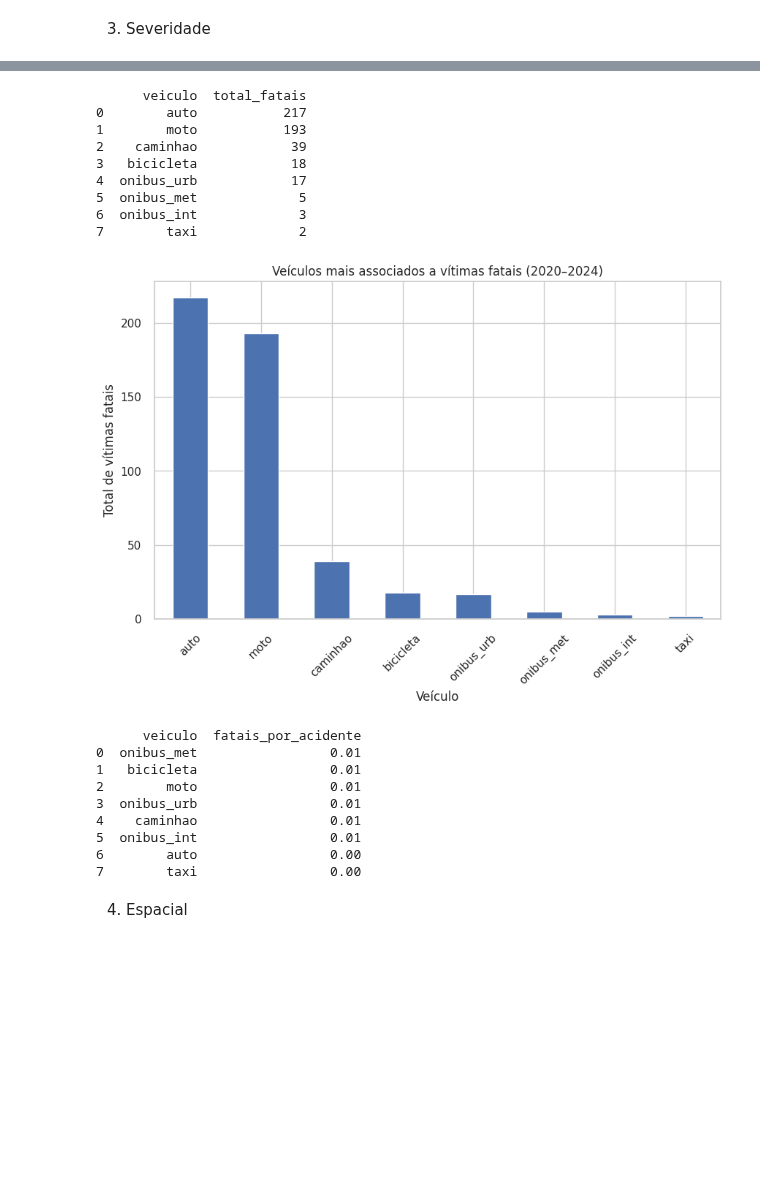
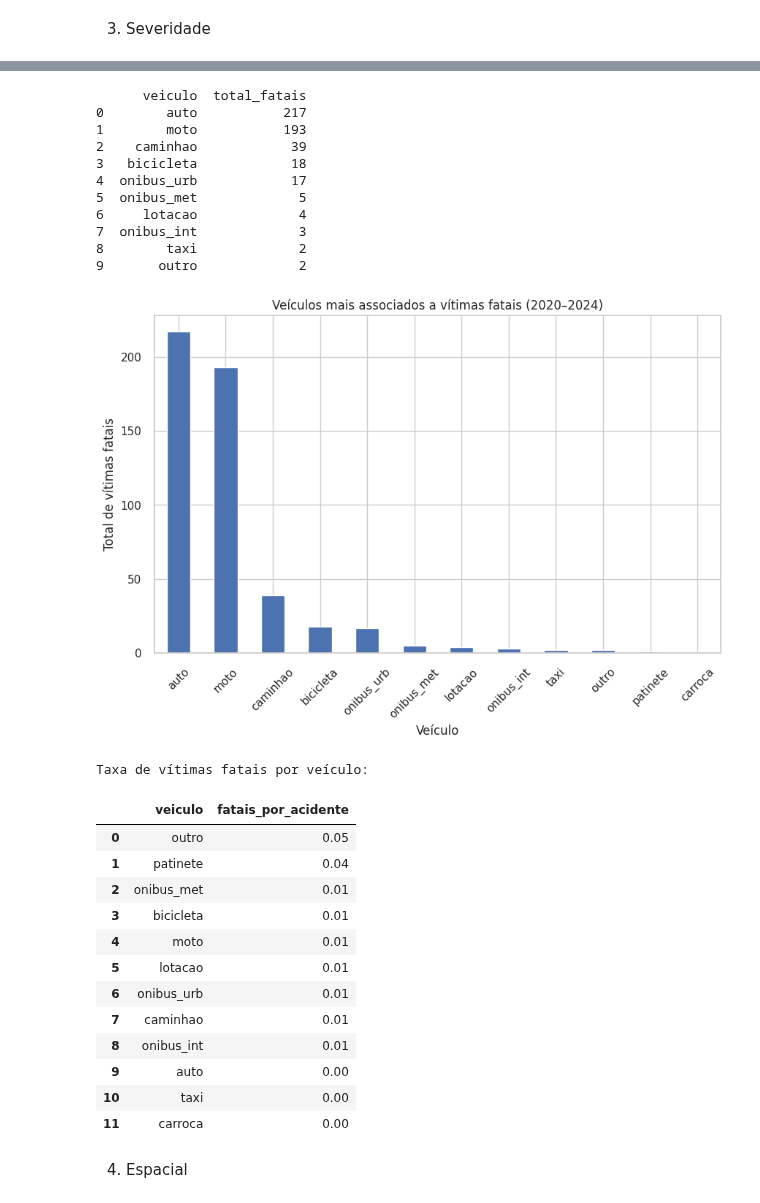
Before and after one commit to nandasiq/acidentes-poa, a Jupyter notebook: jupyter/01_exploracao.ipynb, the cells around one changed output, grey strips where cells are left out. Saved outputs shown, nothing was run; the diff lists cells and outputs as text; code cells hidden in the pictures; blank space fills up the shorter version.

```diff
--- a/jupyter/01_exploracao.ipynb
+++ b/jupyter/01_exploracao.ipynb
@@ -99,7 +100,9 @@ df.columns = (
 )
 
 # Remove colunas não utilizadas
-df = df.drop(columns=['data_extracao', 'consorcio'], errors='ignore')
+df = df.drop(columns=[
+    'data_extracao', 'consorcio', 'latitude', 'longitude', 'mortes', 'morte_post'
+    ], errors='ignore')
 
 # Lista nome de colunas
 print(df.columns)
@@ -223,23 +238,25 @@ Salvo: ../dados/intermediarios/df_2025.parquet
 # %% [markdown]
 1) Temporal
 # %%
+df = df_20_24
+
 # Distribuição por ano e mês
-df_20_24["ano_mes"] = df_20_24["data"].dt.to_period("M")
-ax = df_20_24["ano_mes"].value_counts().sort_index().plot(kind="bar", figsize=(12,4))
+df["ano_mes"] = df["data"].dt.to_period("M")
+ax = df["ano_mes"].value_counts().sort_index().plot(kind="bar", figsize=(12,4))
 ax.set_title("Acidentes por mês (2020–2024)")
+salvar_grafico("acidentes_mensais")
 plt.show()
-salvar_grafico("acidentes_mensais")
 
 # Distribuição por ano
-df_20_24["ano"] = df_20_24["data"].dt.to_period("Y")
-ax = df_20_24["ano"].value_counts().sort_index().plot(kind="bar", figsize=(12,4))
+df["ano"] = df["data"].dt.to_period("Y")
+ax = df["ano"].value_counts().sort_index().plot(kind="bar", figsize=(12,4))
 ax.set_title("Acidentes por ano (2020–2024)")
 plt.show()
 
 # Dias da semana
 dias_ordenados = ["Domingo", "Segunda", "Terça", "Quarta",
                    "Quinta", "Sexta", "Sábado"]
-sns.countplot(x="dia_sem", data=df_20_24,
+sns.countplot(x="dia_sem", data=df,
               order=dias_ordenados)
 plt.title("Acidentes por dia da semana")
 plt.show()
@@ -307,7 +317,7 @@ plt.show()
 3) Severidade
 # %%
 # Distribuição de severidade (feridos, graves, fatais)
-df_20_24[["feridos","feridos_gr","fatais"]].sum().plot(kind="bar")
+df[["feridos","feridos_gr","fatais"]].sum().plot(kind="bar")
 plt.title("Vítimas (2020–2024)")
 plt.show()
 
@@ -315,7 +325,7 @@ plt.show()
 # Para cada veículo, soma o total de vítimas nos acidentes em que ele aparece
 veiculos_vitimas = {}
 for col in cols_veiculos:
-    veiculos_vitimas[col] = df_20_24.loc[df_20_24[col] > 0, "total_vitimas"].sum()
+    veiculos_vitimas[col] = df.loc[df[col] > 0, "total_vitimas"].sum()
 
 # Transforma em DataFrame ordenado
 df_veic_vitimas = (
@@ -330,13 +340,13 @@ print(df_veic_vitimas)
 
 # Agrupa por tipo de acidente
 acidentes_fatais = (
-    df_20_24.groupby("tipo_acid")["fatais"]
+    df.groupby("tipo_acid")["fatais"]
     .sum()
     .sort_values(ascending=False)
 )
 print(acidentes_fatais.head(10))
 
-# Plot
+# Tipos de acidente com mais vítimas fatais
 acidentes_fatais.head(10).plot(
     kind="barh", figsize=(8,6)
 )
@@ -347,13 +357,13 @@ plt.gca().invert_yaxis()
 plt.show()
 
 
-# Cria total de fatais
-df_20_24["total_fatais"] = df_20_24["fatais"].fillna(0)
+# Cria total de fatais sem nulo para evitar erro
+df["total_fatais"] = df["fatais"].fillna(0)
 
 # Calcula total de fatais por veículo
 veiculos_fatais = {}
 for veic in cols_veiculos:
-    veiculos_fatais[veic] = df_20_24.loc[df_20_24[veic] > 0, "total_fatais"].sum()
+    veiculos_fatais[veic] = df.loc[df[veic] > 0, "total_fatais"].sum()
 
 df_veic_fatais = (
     pd.Series(veiculos_fatais)
@@ -365,7 +375,7 @@ df_veic_fatais = (
 
 print(df_veic_fatais.head(10))
 
-# Plot
+# Veículos mais fatais
 df_veic_fatais.plot(
     x="veiculo", y="total_fatais",
     kind="bar", figsize=(10,6), legend=False
@@ -379,8 +389,8 @@ plt.show()
 
 taxa_fatais = {}
 for veic in cols_veiculos:
-    total_acidentes = (df_20_24[veic] > 0).sum()
-    total_fatais = df_20_24.loc[df_20_24[veic] > 0, "total_fatais"].sum()
+    total_acidentes = (df[veic] > 0).sum()
+    total_fatais = df.loc[df[veic] > 0, "total_fatais"].sum()
 
     if total_acidentes > 0:
         taxa_fatais[veic] = total_fatais / total_acidentes
@@ -395,6 +405,7 @@ df_taxa_fatais = (
     .rename(columns={"index": "veiculo"})
 )
 
-print(df_taxa_fatais)
+print("Taxa de vítimas fatais por veículo:\n")
+display(df_taxa_fatais)
 # %% [output]
 [figure]
@@ -414,27 +425,34 @@ CHOQUE            101
 NAO CADASTRADO      1
 EVENTUAL            0
 INCÊNDIO            0
 Name: fatais, dtype: Int32
 [figure]
       veiculo  total_fatais
 0        auto           217
 1        moto           193
 2    caminhao            39
 3   bicicleta            18
 4  onibus_urb            17
 5  onibus_met             5
-6  onibus_int             3
-7        taxi             2
+6     lotacao             4
+7  onibus_int             3
+8        taxi             2
+9       outro             2
-[figure, old version]
+[figure, new version]
-      veiculo  fatais_por_acidente
-0  onibus_met                 0.01
-1   bicicleta                 0.01
-2        moto                 0.01
-3  onibus_urb                 0.01
-4    caminhao                 0.01
-5  onibus_int                 0.01
-6        auto                 0.00
-7        taxi                 0.00
+Taxa de vítimas fatais por veículo:
+|  | veiculo | fatais_por_acidente |
+| 0 | outro | 0.05 |
+| 1 | patinete | 0.04 |
+| 2 | onibus_met | 0.01 |
+| 3 | bicicleta | 0.01 |
+| 4 | moto | 0.01 |
+| 5 | lotacao | 0.01 |
+| 6 | onibus_urb | 0.01 |
+| 7 | caminhao | 0.01 |
+| 8 | onibus_int | 0.01 |
+| 9 | auto | 0.00 |
+| 10 | taxi | 0.00 |
+| 11 | carroca | 0.00 |
 # %% [markdown]
 4. Espacial
 # %%
```
Also changed, not shown: parts of 9 cells of this notebook, 6 other files.
